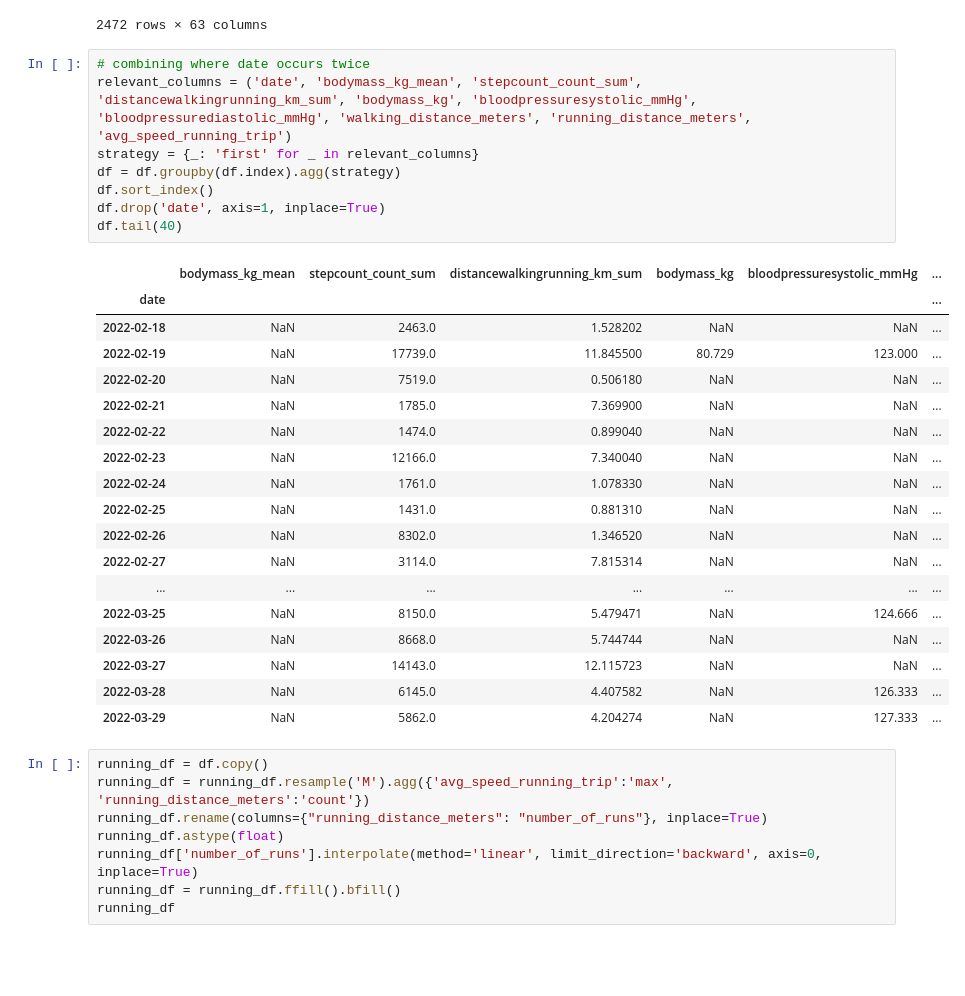
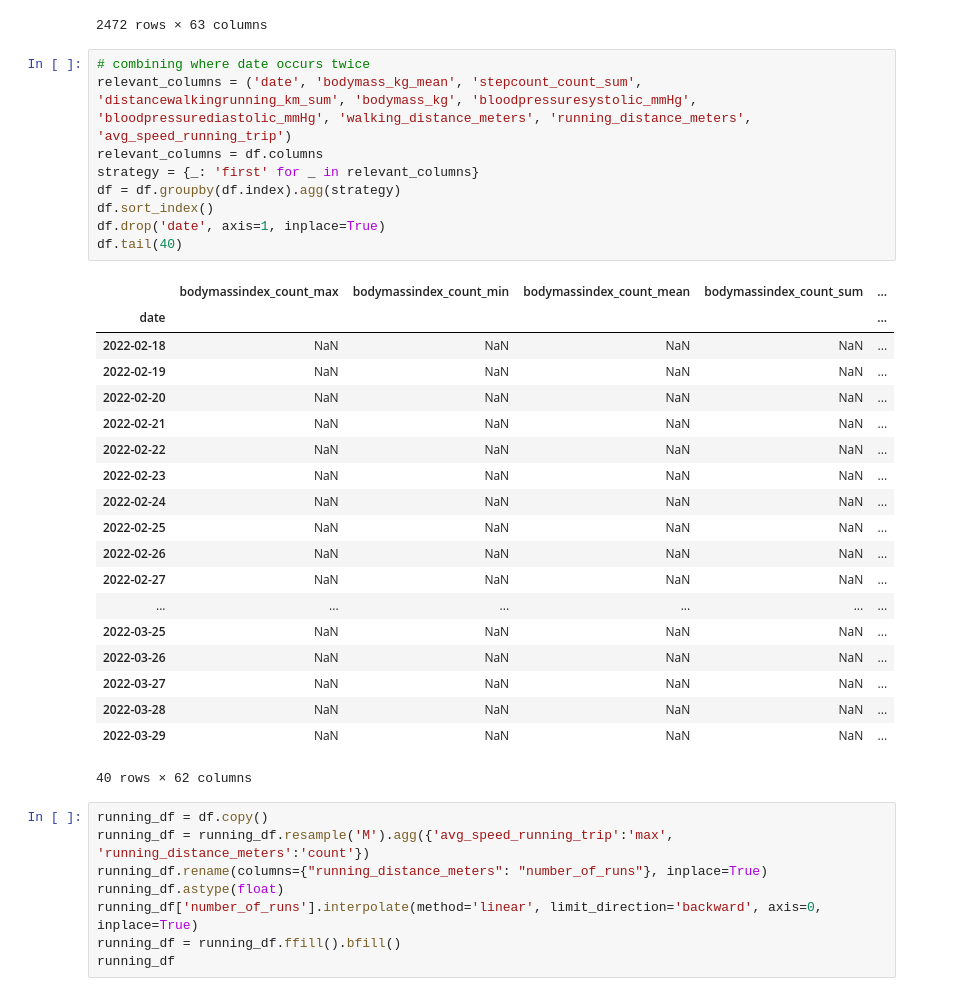
Before and after one commit to engdan77/metrics_collector, a Jupyter notebook: notebooks/metrics.ipynb, the cells around one changed output. Saved outputs shown, nothing was run; the diff lists cells and outputs as text; blank space fills up the shorter version.

```diff
--- a/notebooks/metrics.ipynb
+++ b/notebooks/metrics.ipynb
@@ -48,30 +48,32 @@ df
 # %%
 # combining where date occurs twice
 relevant_columns = ('date', 'bodymass_kg_mean', 'stepcount_count_sum', 'distancewalkingrunning_km_sum', 'bodymass_kg', 'bloodpressuresystolic_mmHg', 'bloodpressurediastolic_mmHg', 'walking_distance_meters', 'running_distance_meters', 'avg_speed_running_trip')
+relevant_columns = df.columns
 strategy = {_: 'first' for _ in relevant_columns}
 df = df.groupby(df.index).agg(strategy)
 df.sort_index()
 df.drop('date', axis=1, inplace=True)
 df.tail(40)
 # %% [output]
-|  | bodymass_kg_mean | stepcount_count_sum | distancewalkingrunning_km_sum | bodymass_kg | bloodpressuresystolic_mmHg | ... |
-| date |  |  |  |  |  | ... |
-| 2022-02-18 | NaN | 2463.0 | 1.528202 | NaN | NaN | ... |
-| 2022-02-19 | NaN | 17739.0 | 11.845500 | 80.729 | 123.000 | ... |
-| 2022-02-20 | NaN | 7519.0 | 0.506180 | NaN | NaN | ... |
-| 2022-02-21 | NaN | 1785.0 | 7.369900 | NaN | NaN | ... |
-| 2022-02-22 | NaN | 1474.0 | 0.899040 | NaN | NaN | ... |
-| 2022-02-23 | NaN | 12166.0 | 7.340040 | NaN | NaN | ... |
-| 2022-02-24 | NaN | 1761.0 | 1.078330 | NaN | NaN | ... |
-| 2022-02-25 | NaN | 1431.0 | 0.881310 | NaN | NaN | ... |
-| 2022-02-26 | NaN | 8302.0 | 1.346520 | NaN | NaN | ... |
-| 2022-02-27 | NaN | 3114.0 | 7.815314 | NaN | NaN | ... |
-| ... | ... | ... | ... | ... | ... | ... |
-| 2022-03-25 | NaN | 8150.0 | 5.479471 | NaN | 124.666 | ... |
-| 2022-03-26 | NaN | 8668.0 | 5.744744 | NaN | NaN | ... |
-| 2022-03-27 | NaN | 14143.0 | 12.115723 | NaN | NaN | ... |
-| 2022-03-28 | NaN | 6145.0 | 4.407582 | NaN | 126.333 | ... |
-| 2022-03-29 | NaN | 5862.0 | 4.204274 | NaN | 127.333 | ... |
+|  | bodymassindex_count_max | bodymassindex_count_min | bodymassindex_count_mean | bodymassindex_count_sum | ... |
+| date |  |  |  |  | ... |
+| 2022-02-18 | NaN | NaN | NaN | NaN | ... |
+| 2022-02-19 | NaN | NaN | NaN | NaN | ... |
+| 2022-02-20 | NaN | NaN | NaN | NaN | ... |
+| 2022-02-21 | NaN | NaN | NaN | NaN | ... |
+| 2022-02-22 | NaN | NaN | NaN | NaN | ... |
+| 2022-02-23 | NaN | NaN | NaN | NaN | ... |
+| 2022-02-24 | NaN | NaN | NaN | NaN | ... |
+| 2022-02-25 | NaN | NaN | NaN | NaN | ... |
+| 2022-02-26 | NaN | NaN | NaN | NaN | ... |
+| 2022-02-27 | NaN | NaN | NaN | NaN | ... |
+| ... | ... | ... | ... | ... | ... |
+| 2022-03-25 | NaN | NaN | NaN | NaN | ... |
+| 2022-03-26 | NaN | NaN | NaN | NaN | ... |
+| 2022-03-27 | NaN | NaN | NaN | NaN | ... |
+| 2022-03-28 | NaN | NaN | NaN | NaN | ... |
+| 2022-03-29 | NaN | NaN | NaN | NaN | ... |
+40 rows × 62 columns
 # %%
 running_df = df.copy()
 running_df = running_df.resample('M').agg({'avg_speed_running_trip':'max', 'running_distance_meters':'count'})
```
Also changed, not shown: parts of 3 cells of this notebook, 12 other files.
